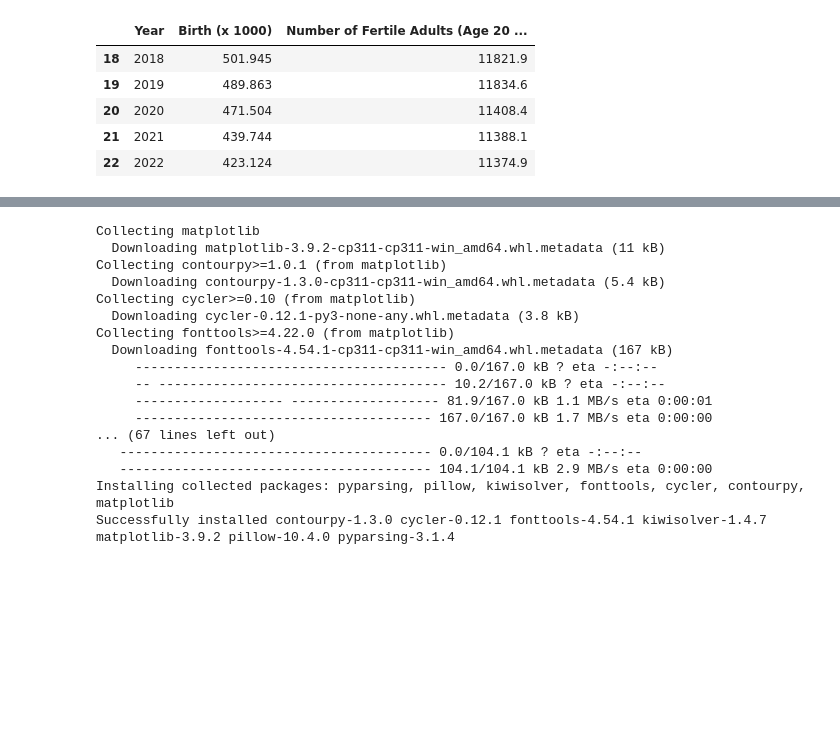
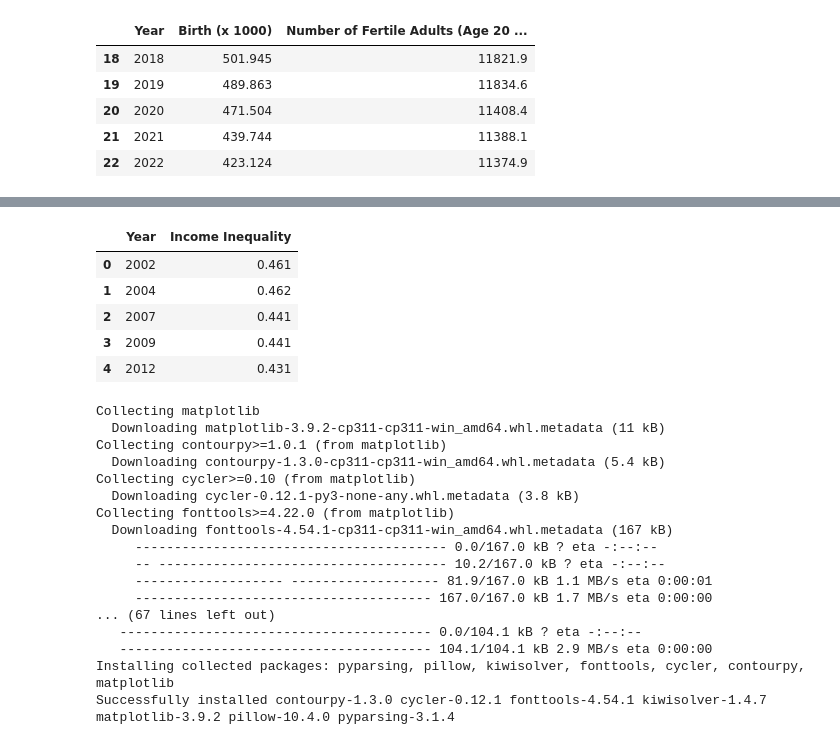
Before and after one commit to llh139/Data-Analytics-Portfolio, a Jupyter notebook: Current Project - Newborn Trend in Malaysia/Data Collection and Wrangling.ipynb, the cells around one changed output, grey strips where cells are left out. Saved outputs shown, nothing was run; the diff lists cells and outputs as text; code cells hidden in the pictures; blank space fills up the shorter version.

```diff
--- a/Current Project - Newborn Trend in Malaysia/Data Collection and Wrangling.ipynb
+++ b/Current Project - Newborn Trend in Malaysia/Data Collection and Wrangling.ipynb
@@ -184,3 +240,20 @@ df_birth_vs_fertile_adult.tail()
+# %%
+URL_DATA = 'https://storage.dosm.gov.my/hies/hh_inequality.parquet'
+
+df_inequality = pd.read_parquet(URL_DATA)
+df_inequality = to_year(df_inequality)
+df_inequality = change_col_names(df_inequality, ['Year', 'Income Inequality'])
+
+df_inequality_00_22 = df_inequality[(df_inequality['Year'] > 1999) & (df_inequality['Year'] < 2023)].reset_index()
+df_inequality_00_22 = delete_col(df_inequality_00_22, 'index')
+df_inequality_00_22.head()
+# %% [output]
+|  | Year | Income Inequality |
+| 0 | 2002 | 0.461 |
+| 1 | 2004 | 0.462 |
+| 2 | 2007 | 0.441 |
+| 3 | 2009 | 0.441 |
+| 4 | 2012 | 0.431 |
 # %%
 %pip install matplotlib
 %pip install seaborn
```
Also changed, not shown: parts of 6 cells of this notebook, 1 other file.
